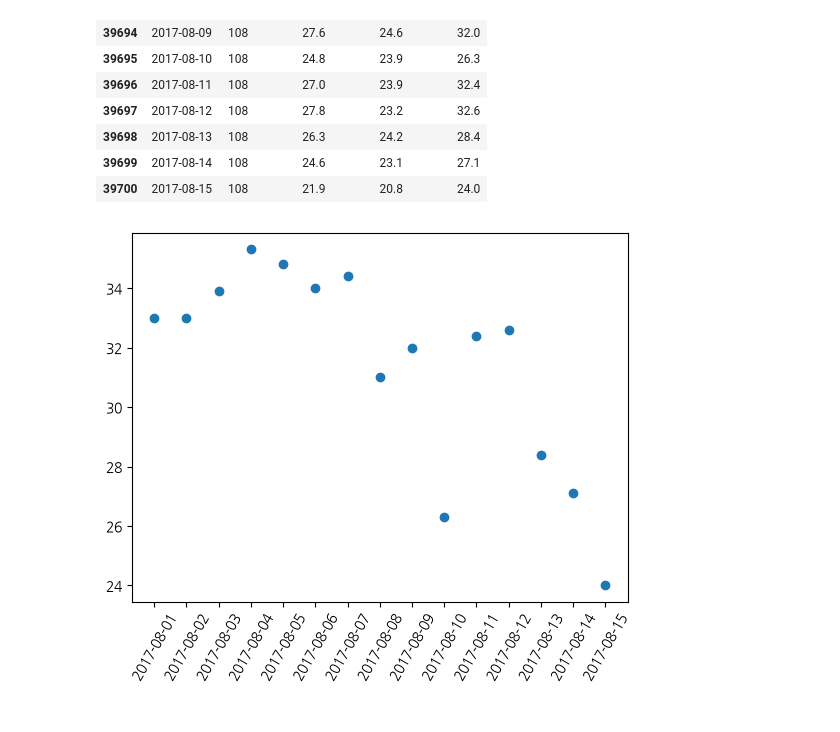
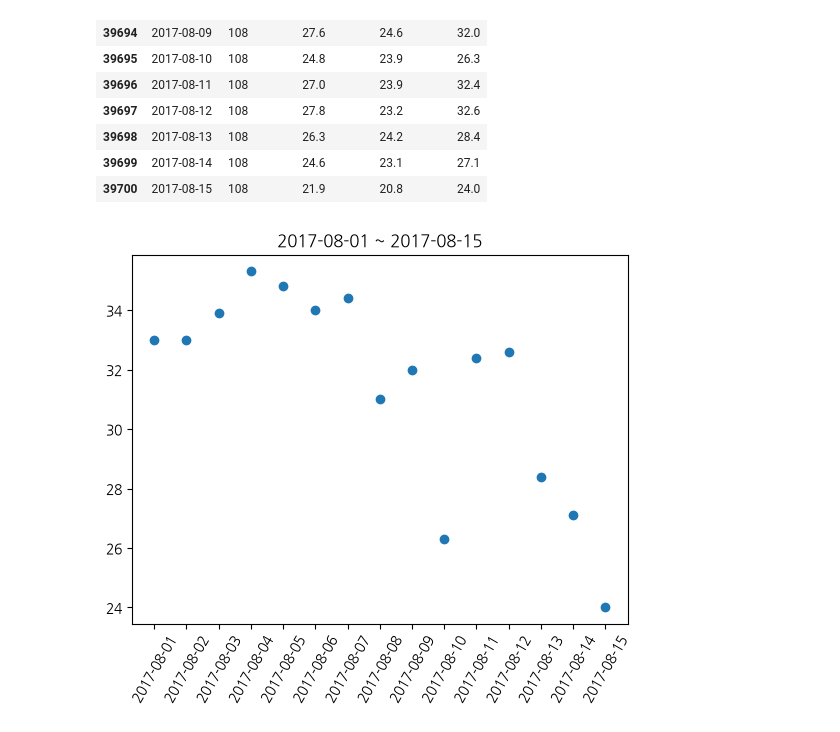
Before and after one commit to steve0joo/gg1th_data_analisys_ex, a Jupyter notebook: 3.a 프로젝트1 - 기온데이터분석.ipynb, the cells around one changed output. Saved outputs shown, nothing was run; the diff lists cells and outputs as text; code cells hidden in the pictures.

```diff
--- a/3.a 프로젝트1 - 기온데이터분석.ipynb
+++ b/3.a 프로젝트1 - 기온데이터분석.ipynb
@@ -240,6 +249,7 @@ df_new
 # %%
 plt.scatter(data= df_new, x='날짜', y='최고기온(℃)')
 plt.xticks(rotation=60)
+plt.title("2017-08-01 ~ 2017-08-15")
 plt.show()
 # %% [output]
-[figure, old version]
+[figure, new version]
```
Also changed, not shown: parts of 2 cells of this notebook.
